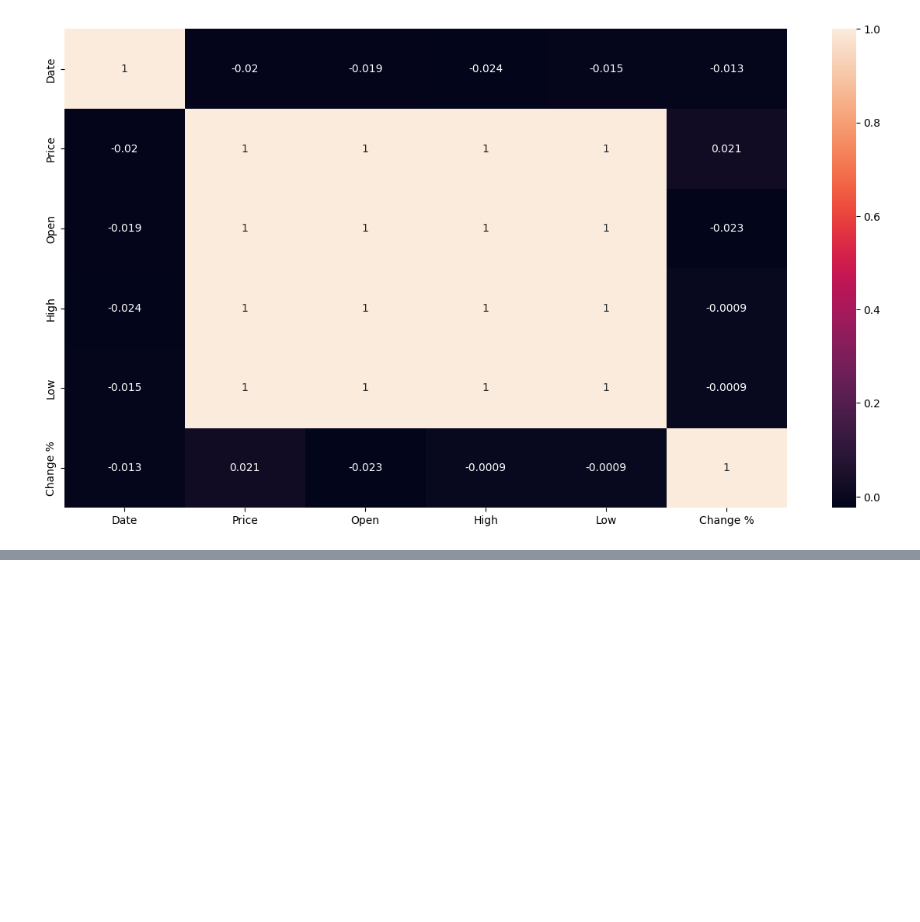
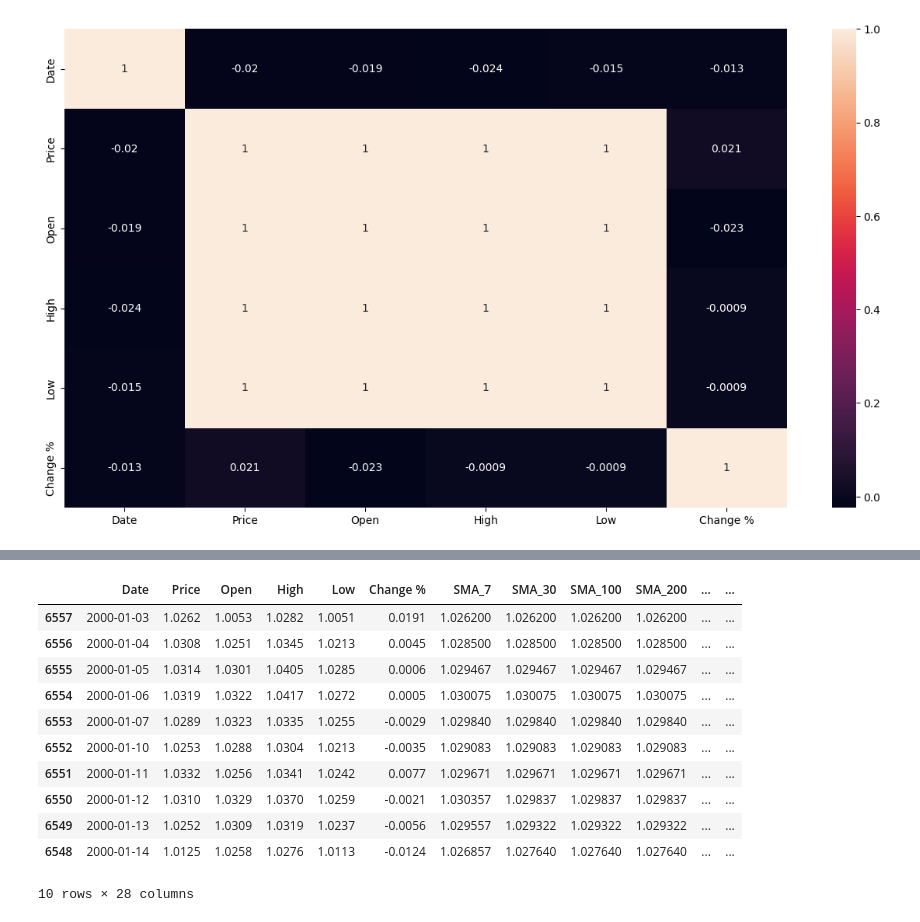
Before and after one commit to Saifansari-ai/eurousd_price_predictor, a Jupyter notebook: data_analysis.ipynb, the cells around one changed output, grey strips where cells are left out. Drawn from its saved outputs; the diff is of its cells as text; code cells hidden in the pictures; blank space fills up the shorter version.

```diff
--- a/data_analysis.ipynb
+++ b/data_analysis.ipynb
@@ -254,0 +293,5 @@ plt.show()
+# %%
+# week of the year
+df["Week"] = df["Date"].dt.isocalendar().week
+df.to_csv("EUR_USD_price_2000_2025.csv", index=False)
+df.sample(5)
@@ -254,0 +307,5 @@ plt.show()
+# %%
+# month of the year
+df["Month"] = df["Date"].dt.month
+df.to_csv("EUR_USD_price_2000_2025.csv", index=False)
+df.sample(5)
@@ -254,0 +319,5 @@ plt.show()
+# %%
+# year of the date
+df["Year"] = df["Date"].dt.year
+df.to_csv("EUR_USD_price_2000_2025.csv", index=False)
+df.sample(5)
@@ -254,0 +365,15 @@ plt.show()
+# %%
+# Calculate the 12-day and 26-day EMA
+df["EMA_12"] = df["Price"].ewm(span=12, adjust=False).mean()
+df["EMA_26"] = df["Price"].ewm(span=26, adjust=False).mean()
+
+# Calculate MACD Line
+df["MACD"] = df["EMA_12"] - df["EMA_26"]
+
+# Calculate Signal Line (9-day EMA of MACD)
+df["Signal_Line"] = df["MACD"].ewm(span=9, adjust=False).mean()
+
+# Save the updated dataset
+df.to_csv("EUR_USD_price_2000_2025.csv", index=False)
+
+df.sample(5)
@@ -254,0 +404,22 @@ plt.show()
+# %%
+# Add lag features
+df["Lag_1"] = df["Price"].shift(1)
+df["Lag_3"] = df["Price"].shift(3)
+df["Lag_7"] = df["Price"].shift(7)
+
+# Save the updated dataset
+df.to_csv("EUR_USD_price_2000_2025.csv", index=False)
+df.head(10)
+# %% [output]
+|  | Date | Price | Open | High | Low | Change % | SMA_7 | SMA_30 | SMA_100 | SMA_200 | ... | ... |
+| 6557 | 2000-01-03 | 1.0262 | 1.0053 | 1.0282 | 1.0051 | 0.0191 | 1.026200 | 1.026200 | 1.026200 | 1.026200 | ... | ... |
+| 6556 | 2000-01-04 | 1.0308 | 1.0251 | 1.0345 | 1.0213 | 0.0045 | 1.028500 | 1.028500 | 1.028500 | 1.028500 | ... | ... |
+| 6555 | 2000-01-05 | 1.0314 | 1.0301 | 1.0405 | 1.0285 | 0.0006 | 1.029467 | 1.029467 | 1.029467 | 1.029467 | ... | ... |
+| 6554 | 2000-01-06 | 1.0319 | 1.0322 | 1.0417 | 1.0272 | 0.0005 | 1.030075 | 1.030075 | 1.030075 | 1.030075 | ... | ... |
+| 6553 | 2000-01-07 | 1.0289 | 1.0323 | 1.0335 | 1.0255 | -0.0029 | 1.029840 | 1.029840 | 1.029840 | 1.029840 | ... | ... |
+| 6552 | 2000-01-10 | 1.0253 | 1.0288 | 1.0304 | 1.0213 | -0.0035 | 1.029083 | 1.029083 | 1.029083 | 1.029083 | ... | ... |
+| 6551 | 2000-01-11 | 1.0332 | 1.0256 | 1.0341 | 1.0242 | 0.0077 | 1.029671 | 1.029671 | 1.029671 | 1.029671 | ... | ... |
+| 6550 | 2000-01-12 | 1.0310 | 1.0329 | 1.0370 | 1.0259 | -0.0021 | 1.030357 | 1.029837 | 1.029837 | 1.029837 | ... | ... |
+| 6549 | 2000-01-13 | 1.0252 | 1.0309 | 1.0319 | 1.0237 | -0.0056 | 1.029557 | 1.029322 | 1.029322 | 1.029322 | ... | ... |
+| 6548 | 2000-01-14 | 1.0125 | 1.0258 | 1.0276 | 1.0113 | -0.0124 | 1.026857 | 1.027640 | 1.027640 | 1.027640 | ... | ... |
+10 rows × 28 columns
```
Also changed, not shown: parts of 18 cells of this notebook.
